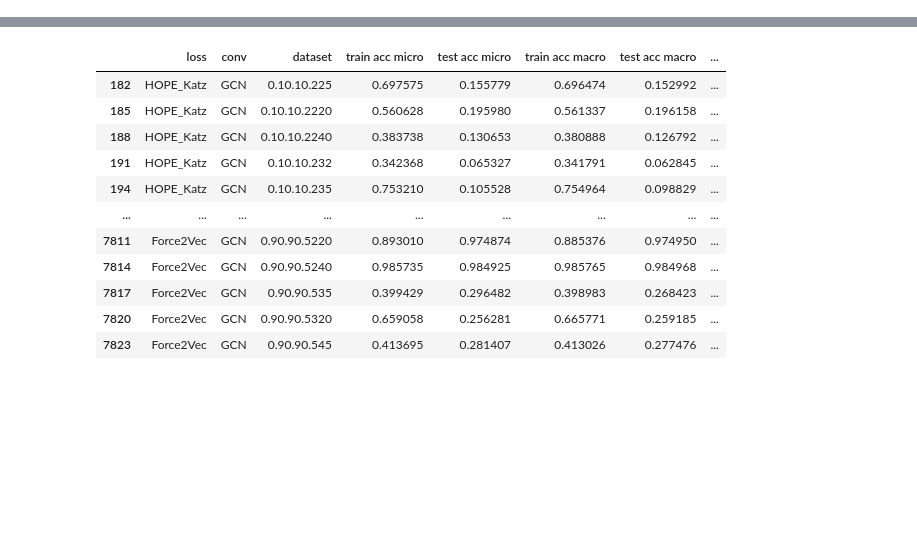
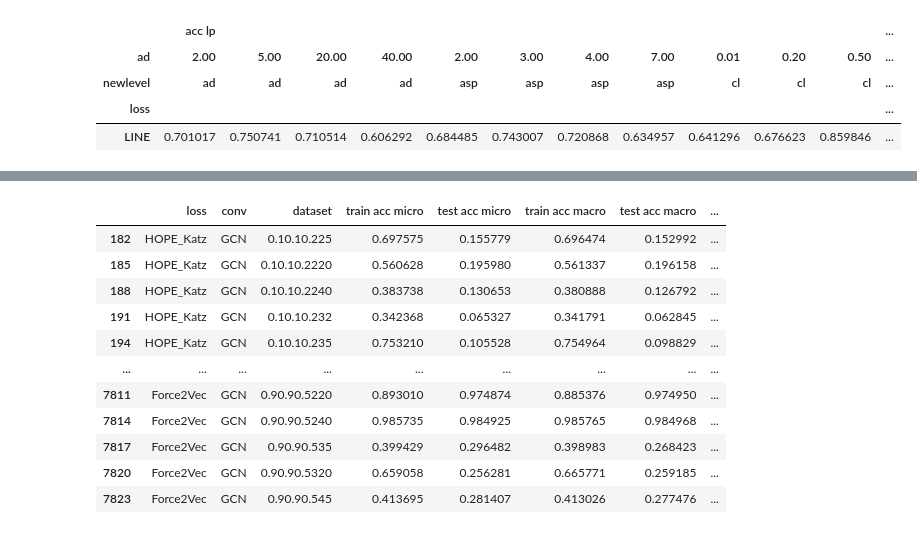
Before and after one commit to anpolol/Benchmarking-Loss-Functions, a Jupyter notebook: notebooks/Results_Analysis.ipynb, the cells around one changed output, grey strips where cells are left out. Drawn from its saved outputs; the diff is of its cells as text; code cells hidden in the pictures; blank space fills up the shorter version.

```diff
--- a/notebooks/Results_Analysis.ipynb
+++ b/notebooks/Results_Analysis.ipynb
@@ -96,6 +112,14 @@ for feature in ['average degree', 'average shortest path','cluster coefficient',
     dfs.append(df)
 # %%
 data_to_heatmap = pd.concat(dfs, axis=1)
+# %%
+data_to_heatmap
+# %% [output]
+|  | acc lp |  |  |  |  |  |  |  |  |  |  | ... |
+| ad | 2.00 | 5.00 | 20.00 | 40.00 | 2.00 | 3.00 | 4.00 | 7.00 | 0.01 | 0.20 | 0.50 | ... |
+| newlevel | ad | ad | ad | ad | asp | asp | asp | asp | cl | cl | cl | ... |
+| loss |  |  |  |  |  |  |  |  |  |  |  | ... |
+| LINE | 0.701017 | 0.750741 | 0.710514 | 0.606292 | 0.684485 | 0.743007 | 0.720868 | 0.634957 | 0.641296 | 0.676623 | 0.859846 | ... |
 # %%
 sns.heatmap(data_to_heatmap,cmap='YlGn')
 # %% [output]
```
Also changed, not shown: parts of 8 cells of this notebook, 2 other files.
